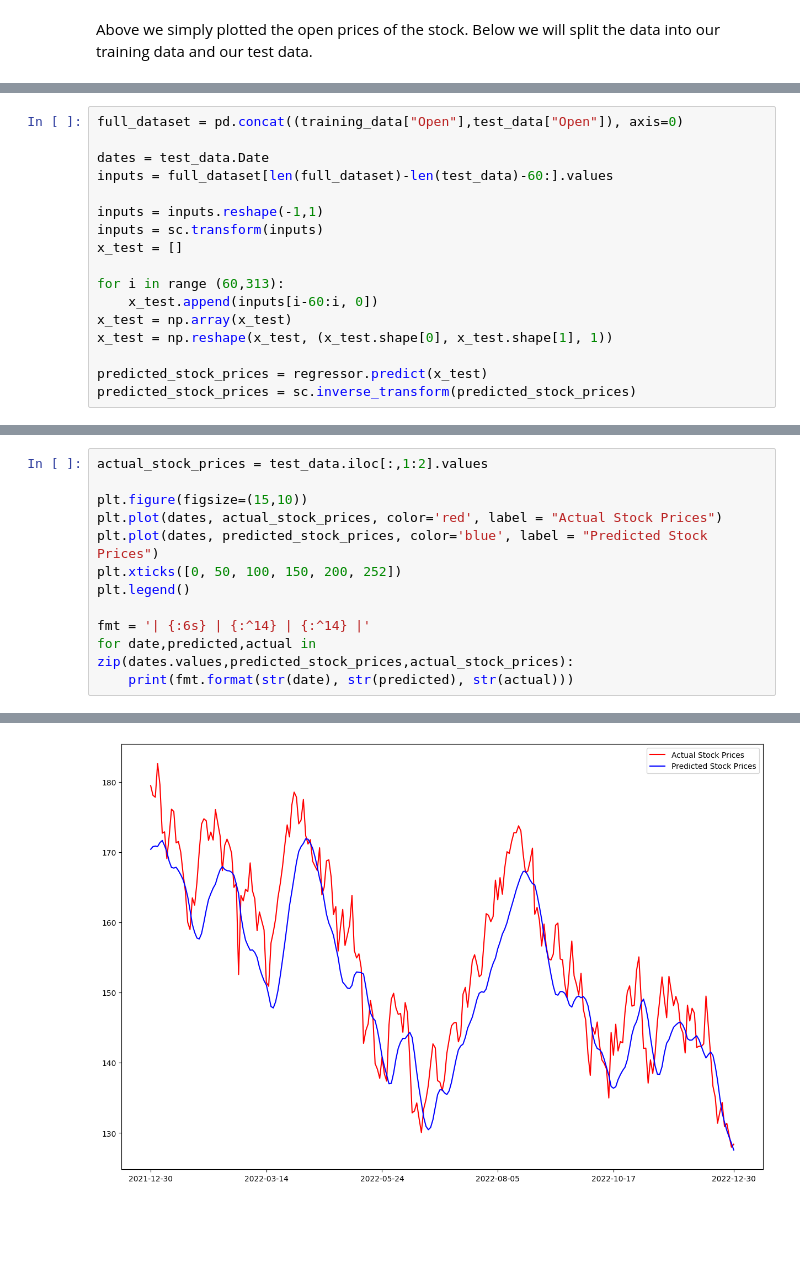
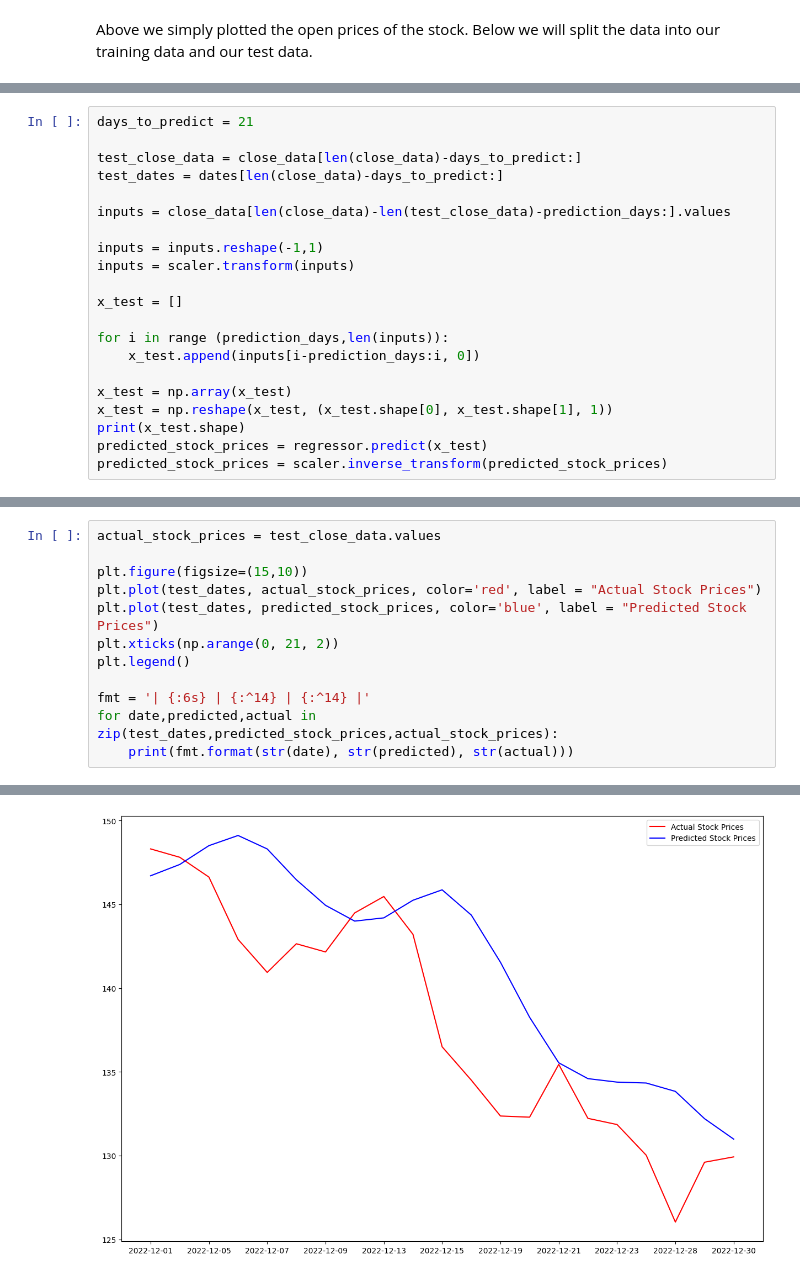
Before and after one commit to dmwcats123/C964-Jupyter-Notebook, a Jupyter notebook: C964.ipynb, the cells around one changed output, grey strips where cells are left out. Cells and saved outputs as stored; diff of their text form; blank space fills up the shorter version.

```diff
--- a/C964.ipynb
+++ b/C964.ipynb
@@ -106,19 +91,23 @@ Epoch 2/100
 KeyboardInterrupt:
 # %%
-full_dataset = pd.concat((training_data["Open"],test_data["Open"]), axis=0)
+days_to_predict = 21
 
-dates = test_data.Date
-inputs = full_dataset[len(full_dataset)-len(test_data)-60:].values
+test_close_data = close_data[len(close_data)-days_to_predict:]
+test_dates = dates[len(close_data)-days_to_predict:]
+
+inputs = close_data[len(close_data)-len(test_close_data)-prediction_days:].values
 
 inputs = inputs.reshape(-1,1)
-inputs = sc.transform(inputs)
+inputs = scaler.transform(inputs)
+
 x_test = []
 
-for i in range (60,313):
-    x_test.append(inputs[i-60:i, 0])
+for i in range (prediction_days,len(inputs)):
+    x_test.append(inputs[i-prediction_days:i, 0])
+
 x_test = np.array(x_test)
 x_test = np.reshape(x_test, (x_test.shape[0], x_test.shape[1], 1))
-
+print(x_test.shape)
 predicted_stock_prices = regressor.predict(x_test)
-predicted_stock_prices = sc.inverse_transform(predicted_stock_prices)
+predicted_stock_prices = scaler.inverse_transform(predicted_stock_prices)
 # %% [output]
@@ -126,13 +116,13 @@ predicted_stock_prices = sc.inverse_transform(predicted_stock_prices)
 # %%
-actual_stock_prices = test_data.iloc[:,1:2].values
+actual_stock_prices = test_close_data.values
 
 plt.figure(figsize=(15,10))
-plt.plot(dates, actual_stock_prices, color='red', label = "Actual Stock Prices")
-plt.plot(dates, predicted_stock_prices, color='blue', label = "Predicted Stock Prices")
-plt.xticks([0, 50, 100, 150, 200, 252])
+plt.plot(test_dates, actual_stock_prices, color='red', label = "Actual Stock Prices")
+plt.plot(test_dates, predicted_stock_prices, color='blue', label = "Predicted Stock Prices")
+plt.xticks(np.arange(0, 21, 2))
 plt.legend()
 
 fmt = '| {:6s} | {:^14} | {:^14} |'
-for date,predicted,actual in zip(dates.values,predicted_stock_prices,actual_stock_prices):
+for date,predicted,actual in zip(test_dates,predicted_stock_prices,actual_stock_prices):
     print(fmt.format(str(date), str(predicted), str(actual)))
 # %% [output]
@@ -156 +146 @@ for date,predicted,actual in zip(dates.values,predicted_stock_prices,actual_stoc
-[figure, old version]
+[figure, new version]
```
Also changed, not shown: parts of 4 cells of this notebook, 1 other file.
